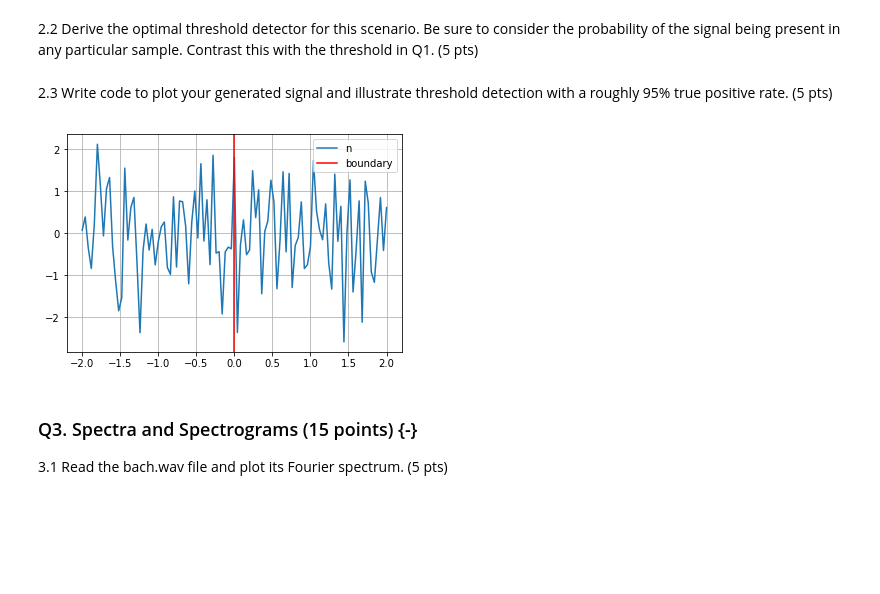
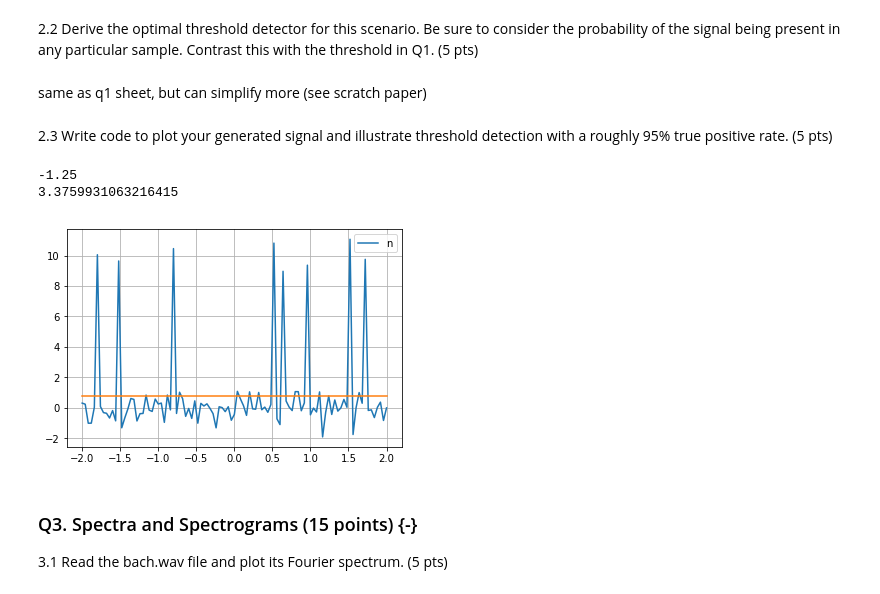
Before and after one commit to brennanmcfarland/computational-perception-class, a Jupyter notebook: CP-A1-bfm21.ipynb, the cells around one changed output. Saved outputs shown, nothing was run; the diff lists cells and outputs as text; code cells hidden in the pictures; blank space fills up the shorter version.

```diff
--- a/CP-A1-bfm21.ipynb
+++ b/CP-A1-bfm21.ipynb
@@ -101,7 +139,8 @@ def poisson_point_process(domain, lamb):
             return codomain
         else:
             # TODO: ask in class if signal is supposed to be constant or Gaussian, here we're just setting it to a constant
-            codomain[step] = 2 # TODO: I also set this to 2 arbitrarily
+            # he said constant
+            codomain[step] = 10 # TODO: I also set this to 2 arbitrarily
 
 
 def poisson_signal(lamb):
@@ -117,12 +154,24 @@ def noisy_poisson_signal(lamb, mu_n, sigma_squared_n):
+# %% [markdown]
+same as q1 sheet, but can simplify more (see scratch paper)
 # %% [markdown]
 2.3 Write code to plot your generated signal and illustrate threshold detection with a roughly 95% true positive rate. (5 pts)
-# %%
-plot_function(noisy_poisson_signal(.1, noise_mean, noise_variance), min=-2, max=2, label='n')
-plot_boundary(0, label='boundary') # TODO: actually plot this right
-show_graph()
-# TODO
-# %% [output]
-[figure, removed]
+# %%
+noise_variance = .5
+plot_function(noisy_poisson_signal(.1, noise_mean, noise_variance), min=-2, max=2, label='n')
+
+a = -1/(sig_variance + noise_variance) + 1/noise_variance
+b = 2 * (sig_mean + noise_mean) / (sig_variance + noise_variance)
+c = -sig_mean**2 /(sig_variance + noise_variance) + math.log(noise_variance/(sig_variance + noise_variance))#-noise_variance * sig_mean**2 * (1 + math.log((sig_variance+noise_variance)/sig_variance)) #(sig_variance + noise_variance)*noise_variance*math.log((sig_variance+noise_variance)/sig_variance)
+
+print(-b)
+print(sqrt(b**2-4*a*c))
+boundary = (-b + sqrt(b**2-4*a*c))/(2*a)
+plt.plot(np.linspace(-2, 2, 100), [boundary for _ in range(100)])
+show_graph()
+# %% [output]
+-1.25
+3.3759931063216415
+[figure, added]
 # %% [markdown]
 ### Q3. Spectra and Spectrograms (15 points) {-}
 
```
Also changed, not shown: parts of 35 cells of this notebook.
